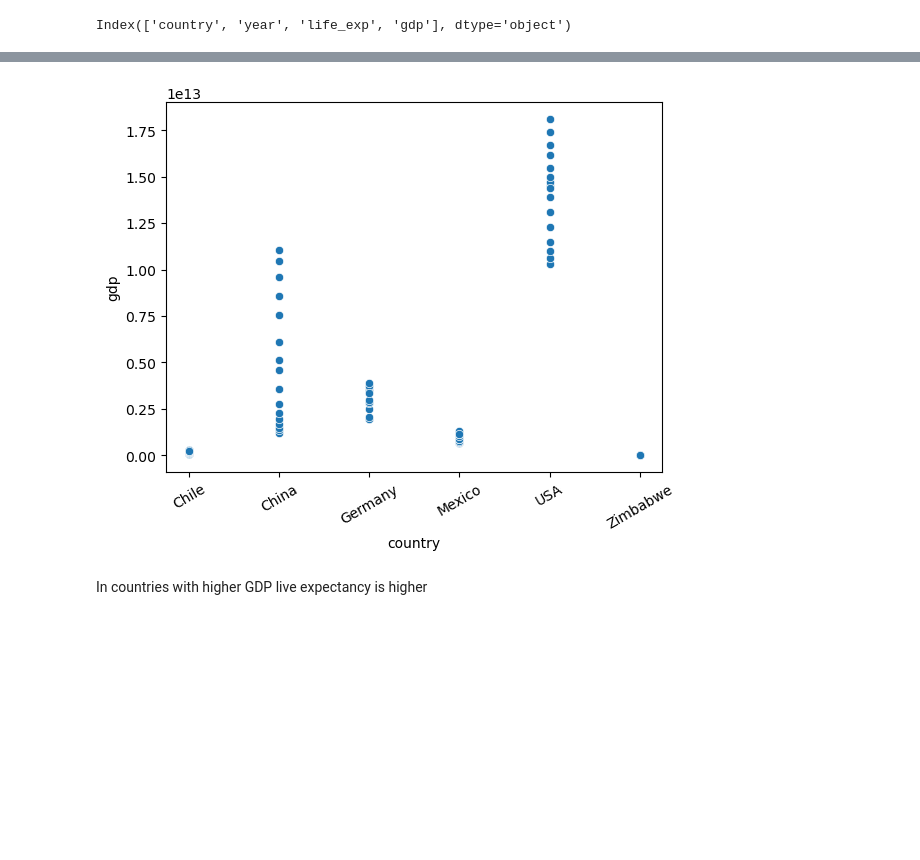
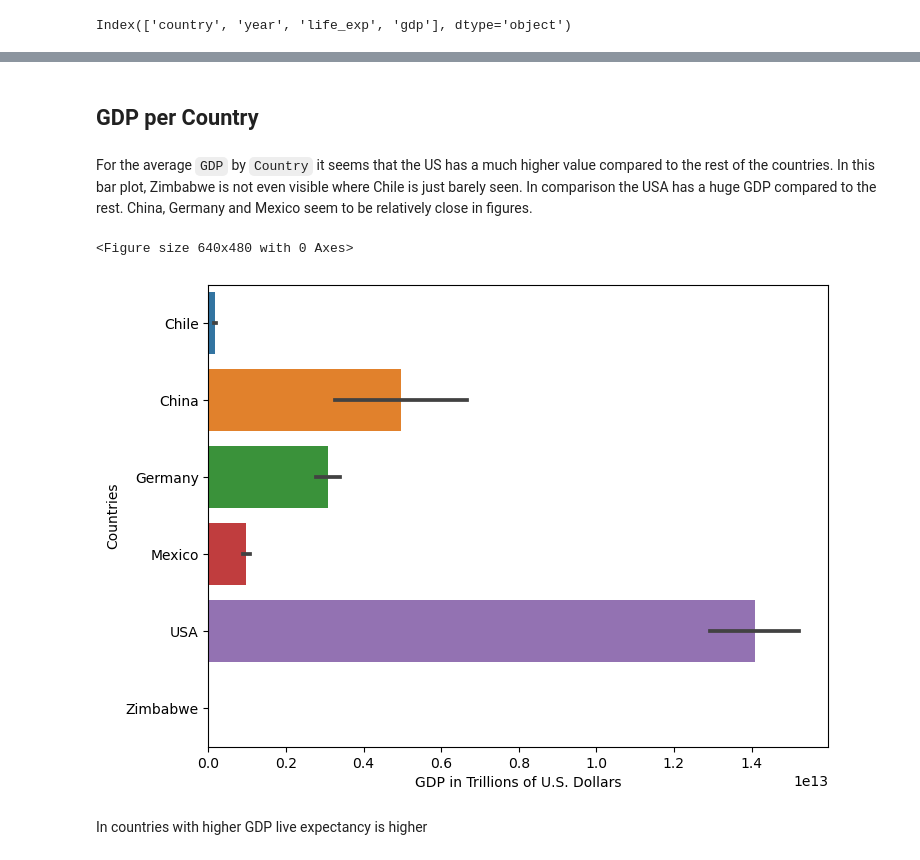
Before and after one commit to MrSpinoza/Life-Expectancy-and-GDP-Starter, a Jupyter notebook: life_expectancy_gdp.ipynb, the cells around one changed output, grey strips where cells are left out. Saved outputs shown, nothing was run; the diff lists cells and outputs as text; code cells hidden in the pictures; blank space fills up the shorter version.

```diff
--- a/life_expectancy_gdp.ipynb
+++ b/life_expectancy_gdp.ipynb
@@ -70,10 +103,17 @@ plt.show()
+# %% [markdown]
+## GDP per Country
+# %% [markdown]
+For the average `GDP` by `Country` it seems that the US has a much higher value compared to the rest of the countries. In this bar plot, Zimbabwe is not even visible where Chile is just barely seen. In comparison the USA has a huge GDP compared to the rest. China, Germany and Mexico seem to be relatively close in figures.
 # %%
 plt.clf()
-sns.scatterplot(data=data, x=data.country, y=data.gdp)
-plt.xticks(rotation=30)
+plt.figure(figsize=(8,6))
+sns.barplot(data=data, x=data.gdp, y=data.country)
+plt.xlabel("GDP in Trillions of U.S. Dollars")
+plt.ylabel("Countries")
 plt.show()
 # %% [output]
+<Figure size 640x480 with 0 Axes>
-[figure, old version]
+[figure, new version]
 # %% [markdown]
 In countries with higher GDP live expectancy is higher
 # %%
```
Also changed, not shown: parts of 29 cells of this notebook.
